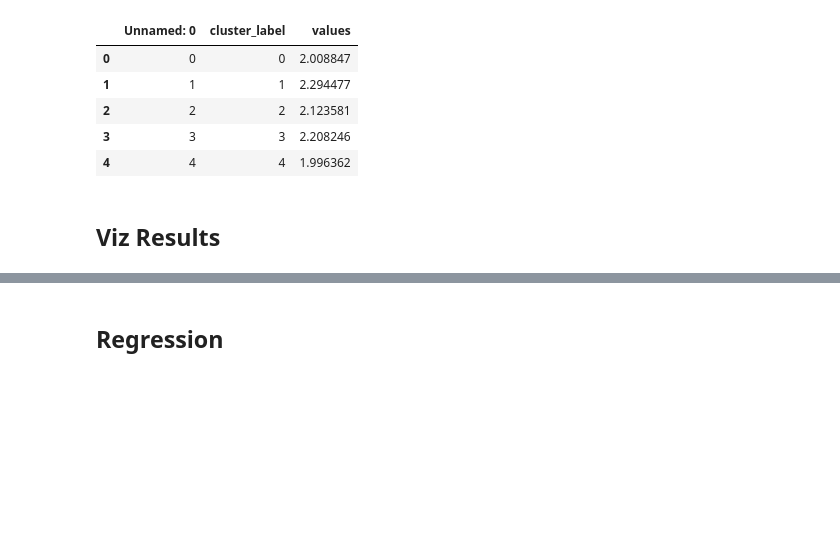
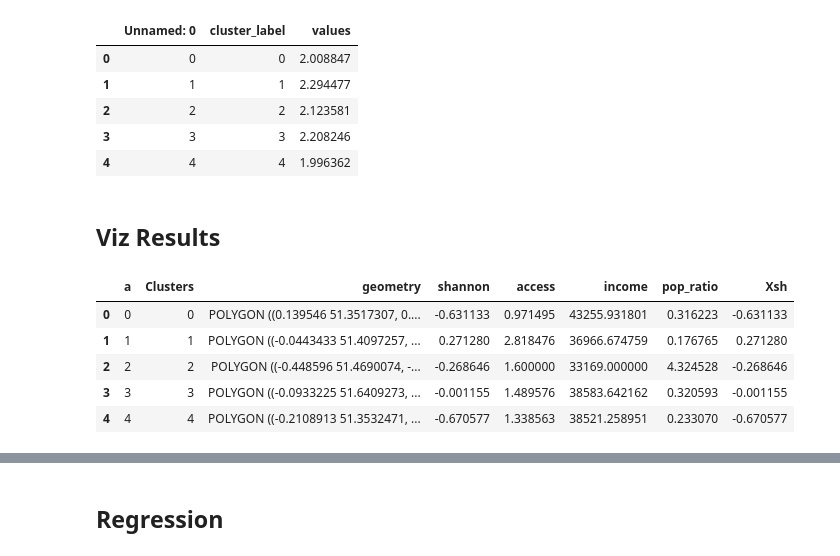
Before and after one commit to mateoneira/UrbanDNA, a Jupyter notebook: Ele-June/June's modular functions/REAL_Overlay Areal Interpolation.ipynb, the cells around one changed output, grey strips where cells are left out. Drawn from its saved outputs; the diff is of its cells as text; code cells hidden in the pictures; blank space fills up the shorter version.

```diff
--- a/Ele-June/June's modular functions/REAL_Overlay Areal Interpolation.ipynb
+++ b/Ele-June/June's modular functions/REAL_Overlay Areal Interpolation.ipynb
@@ -349,0 +354,11 @@ tg_orig_shp['pop_ratio'] =Interpolation['pop_ratio']
+# %%
+scaled =tg_orig_shp
+# %%
+scaled.head()
+# %% [output]
+|  | a | Clusters | geometry | shannon | access | income | pop_ratio | Xsh |
+| 0 | 0 | 0 | POLYGON ((0.139546 51.3517307, 0.... | -0.631133 | 0.971495 | 43255.931801 | 0.316223 | -0.631133 |
+| 1 | 1 | 1 | POLYGON ((-0.0443433 51.4097257, ... | 0.271280 | 2.818476 | 36966.674759 | 0.176765 | 0.271280 |
+| 2 | 2 | 2 | POLYGON ((-0.448596 51.4690074, -... | -0.268646 | 1.600000 | 33169.000000 | 4.324528 | -0.268646 |
+| 3 | 3 | 3 | POLYGON ((-0.0933225 51.6409273, ... | -0.001155 | 1.489576 | 38583.642162 | 0.320593 | -0.001155 |
+| 4 | 4 | 4 | POLYGON ((-0.2108913 51.3532471, ... | -0.670577 | 1.338563 | 38521.258951 | 0.233070 | -0.670577 |
```
Also changed, not shown: parts of 11 cells of this notebook, 2 other files.
